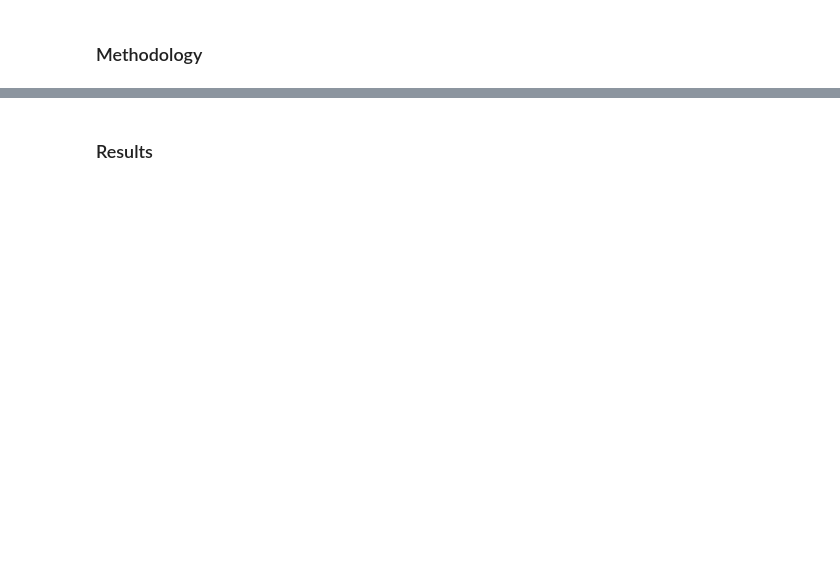
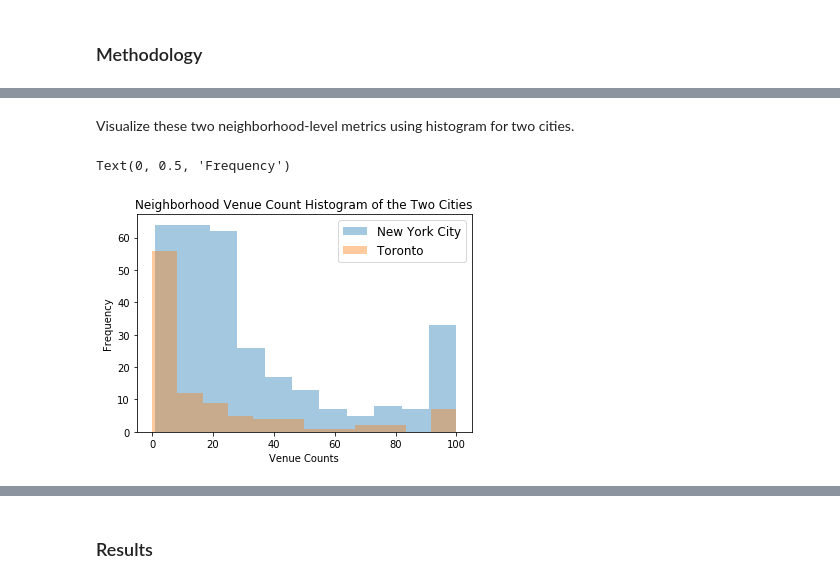
Before and after one commit to Ivoryfamily/Coursera_Capstone, a Jupyter notebook: CapstoneFinal-Battle of the Neighborhoods-wk1.ipynb, the cells around one changed output, grey strips where cells are left out. Cells and saved outputs as stored; diff of their text form; code cells hidden in the pictures; blank space fills up the shorter version.

```diff
--- a/CapstoneFinal-Battle of the Neighborhoods-wk1.ipynb
+++ b/CapstoneFinal-Battle of the Neighborhoods-wk1.ipynb
@@ -389,0 +396,7 @@ Venues.to_csv('VenuesFromFoursquare.csv') # save the data so could skip the requ
+# %%
+# adding venue counts and roll up to neighborhood-level
+tmp = Venues[['City','Neighborhood','Neighborhood Latitude','Neighborhood Longitude','Venue Category']]
+tmp = tmp.groupby(['City','Neighborhood','Neighborhood Latitude','Neighborhood Longitude']).count().reset_index()
+tmp.rename(columns={'Neighborhood Latitude':'Latitude','Neighborhood Longitude':'Longitude','Venue Category':'VenueCnt'},inplace=True)
+NBH_grouped = tmp
+NBH_grouped.head()
@@ -389,0 +412,7 @@ Venues.to_csv('VenuesFromFoursquare.csv') # save the data so could skip the requ
+# %%
+# adding unique venue category counts to the rolled up data
+tmp = Venues[['City','Neighborhood','Neighborhood Latitude','Neighborhood Longitude','Venue Category']]
+tmp = tmp.groupby(['City','Neighborhood','Neighborhood Latitude','Neighborhood Longitude'])['Venue Category'].nunique().reset_index()
+tmp.rename(columns={'Neighborhood Latitude':'Latitude','Neighborhood Longitude':'Longitude','Venue Category':'UniqueCateCnt'},inplace=True)
+
+NBH_grouped = pd.merge(tmp,NBH_grouped)
@@ -389,0 +436,9 @@ Venues.to_csv('VenuesFromFoursquare.csv') # save the data so could skip the requ
+# %%
+#use a outer join merge to keep all rows in the NBHs data
+colNames = NBHs.columns[1:5] #leave out the "Borough" column
+NBH_grouped = pd.merge(NBH_grouped,NBHs[colNames],how='right')
+
+#fill nan/na with zero
+NBH_grouped = NBH_grouped.fillna(0)
+
+NBH_grouped.describe() # to check that UniqueCateCnt and VenueCnt both have 409 counts and with minimum of zero
@@ -389,0 +455,17 @@ Venues.to_csv('VenuesFromFoursquare.csv') # save the data so could skip the requ
+# %% [markdown]
+Visualize these two neighborhood-level metrics using histogram for two cities.
+# %%
+df = NBH_grouped[NBH_grouped.City == 'New York City']
+sns.distplot(df['VenueCnt'],  kde=False, label='New York City')
+
+df =NBH_grouped[NBH_grouped.City == 'Toronto']
+sns.distplot(df['VenueCnt'],  kde=False,label='Toronto')
+
+# Plot formatting
+plt.legend(prop={'size': 12})
+plt.title('Neighborhood Venue Count Histogram of the Two Cities')
+plt.xlabel('Venue Counts')
+plt.ylabel('Frequency')
+# %% [output]
+Text(0, 0.5, 'Frequency')
+[figure, added]
```
Also changed, not shown: parts of 85 cells of this notebook.
